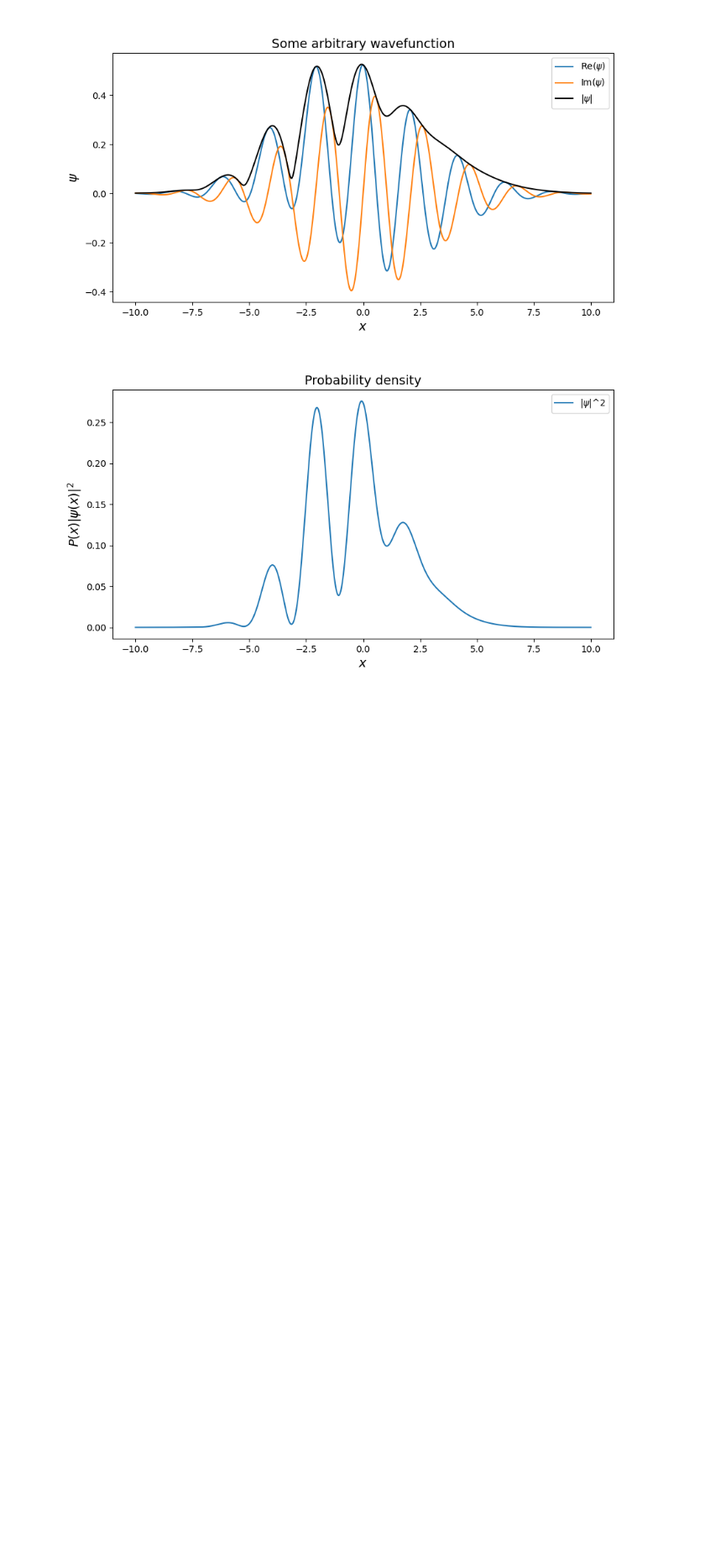
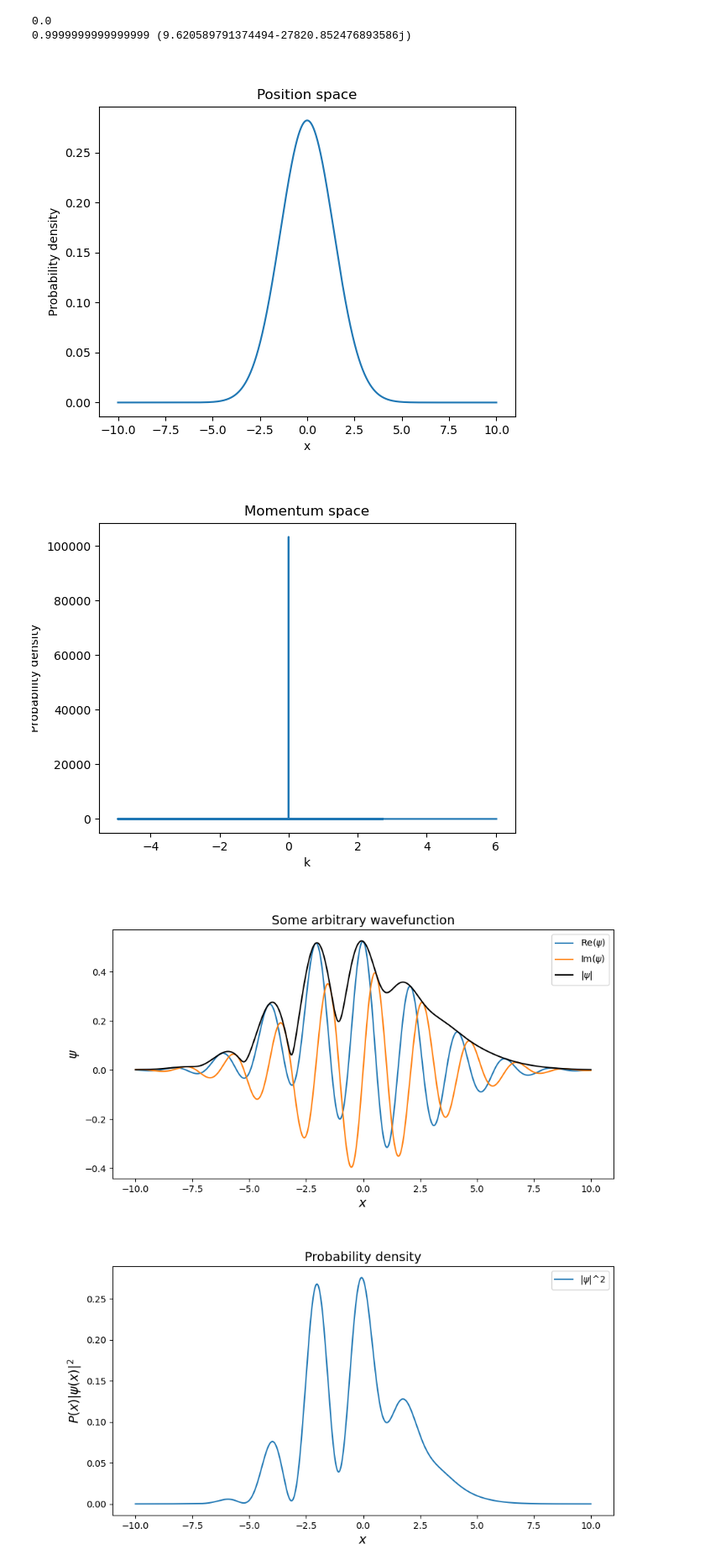
Before and after one commit to simenkva/kjm2601, a Jupyter notebook: src/python/lecture6_std_deviation_and_mean.ipynb, the cells around one changed output. Shown: that part at 84% size. Drawn from its saved outputs; the diff is of its cells as text; code cells hidden in the pictures; blank space fills up the shorter version.

```diff
--- a/src/python/lecture6_std_deviation_and_mean.ipynb
+++ b/src/python/lecture6_std_deviation_and_mean.ipynb
@@ -6,13 +7,65 @@ from kjm2601 import obsidian_media_path as path
-# %%
-def make_psi(x, sigma = 2.0, k = 0.0, x0 = 0.0):
-    return np.exp(-0.5*((x-x0)/sigma)**2)*np.exp(1j*k*x)
-# %%
-x = np.linspace(-10,10,1000)
-dx = x[1]-x[0]
-psi1 = make_psi(x, sigma = 2.0, k = 0.0, x0 = -2.0)
-psi2 = make_psi(x, sigma = 3.0, k = 3.0, x0 = 0.0)
-psi = psi1 + 2 * psi2
-psi = psi/(dx**.5*np.linalg.norm(psi))
+# %%
+def make_psi(x, sigma = 2.0, k = 0.0, x0 = 0.0):
+    # make up a wavefunction
+    psi = np.exp(-((x-x0)/2*sigma)**2)*np.exp(1j*k*x)
+    # normalize it
+    psi /= np.sqrt(np.sum(np.abs(psi)**2)) * np.sqrt(x[1]-x[0])
+    return psi
+
+
+def fourier_transform(f, x):
+    """
+    Computes the Fourier transform of f(x) using FFT.
+
+    Parameters:
+    f (numpy array): The values of the function f(x) at the points x.
+    x (numpy array): The points at which f(x) is evaluated.
+
+    Returns:
+    k (numpy array): The Fourier-space frequency components.
+    psi_k (numpy array): The Fourier transform of f(x).
+    """
+    # Number of sample points
+    xx, k = fftgrid(np.min(x), np.max(x) + x[1]-x[0], len(x))
+    print(np.linalg.norm(xx-x))
+
+    g = np.fft.fft(f, norm='ortho')
+
+    # Scale by the appropriate factor to match the definition of the Fourier transform
+    g = g
+
+    return k, g
+
+x = np.linspace(-10, 10, 2048)
+dx = x[1]-x[0]
+psi = make_psi(x, sigma = .5**.5, k = 0.0, x0 = 0.0)
+#psi1 = make_psi(x, sigma = 2.0, k = 0.0, x0 = -2.0)
+#psi2 = make_psi(x, sigma = 3.0, k = 3.0, x0 = 0.0)
+#psi = psi1 + 2 * psi2
+psi = psi/(dx**.5*np.linalg.norm(psi))
+
+phi, k = fourier_transform(psi, x)
+
+print(np.linalg.norm(psi) * (x[1]-x[0])**.5, np.linalg.norm(phi) * (k[1]-k[0])**.5)
+# %% [output]
+0.0
+0.9999999999999999 (9.620589791374494-27820.852476893586j)
+# %%
+plt.figure()
+plt.plot(x, np.abs(psi)**2)
+plt.xlabel('x')
+plt.ylabel('Probability density')
+plt.title('Position space')
+plt.show()
+plt.figure()
+plt.plot(k, np.abs(phi)**2)
+plt.xlabel('k')
+plt.ylabel('Probability density')
+plt.title('Momentum space')
+plt.show()
+# %% [output]
+[figure, added]
+[figure, added]
 # %%
 plt.figure(figsize=(10,5))
 plt.plot(x, np.real(psi), label='Re($\psi$)')
```
Also changed, not shown: parts of 2 cells of this notebook, 7 other files.
